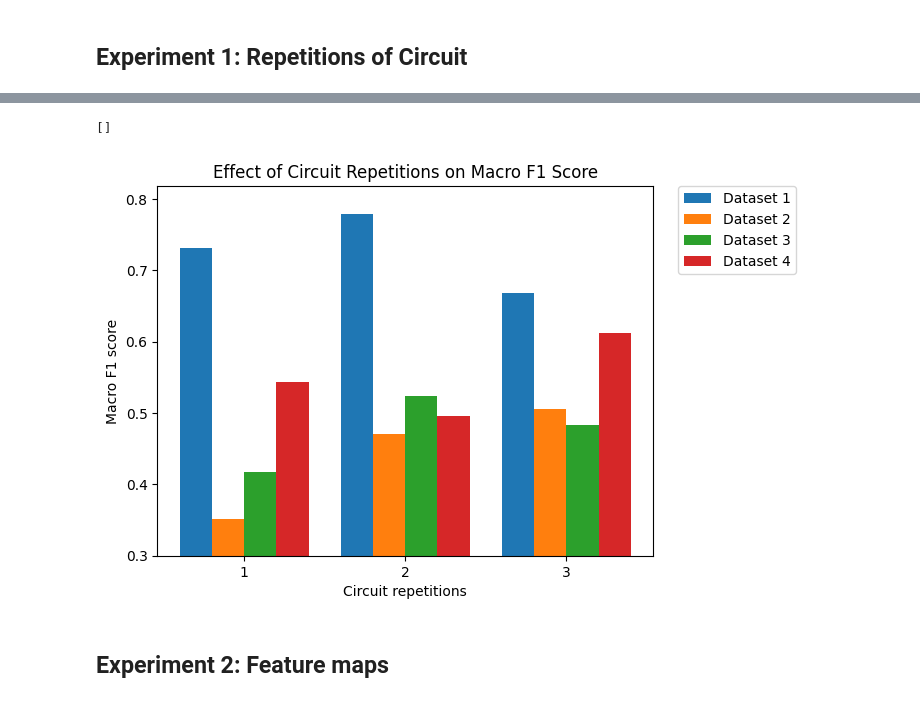
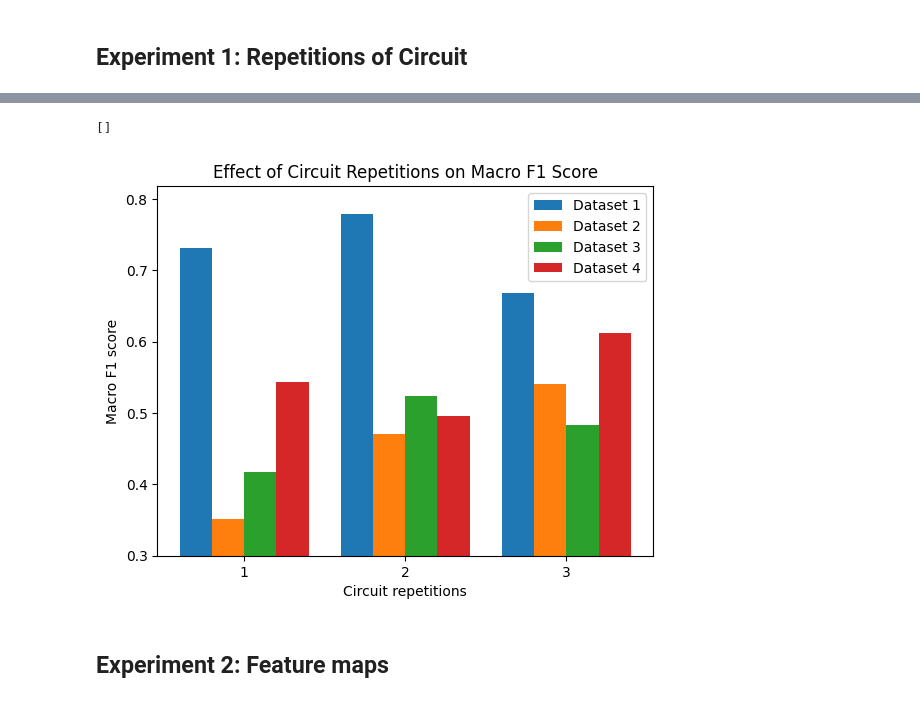
Before and after one commit to welremco/Group3QuantumOneClassSVMs, a Jupyter notebook: results/results.ipynb, the cells around one changed output, grey strips where cells are left out. Cells and saved outputs as stored; diff of their text form; code cells hidden in the pictures.

Commit message:
Update plots with newest run results (alg1)

```diff
--- a/results/results.ipynb
+++ b/results/results.ipynb
@@ -104,43 +10,32 @@ F1 1: 0.6117900790797988
 # %%
 reps = [1, 2, 3]
-ds1_precision_inliers = [0.9476, 0.9578, 0.9368]
-ds1_precision_outliers = [0.5263, 0.6, 0.4]
-ds1_recall_inliers = [0.7263, 0.7789, 0.6684]
+results_reps = [0.7314758732081567, 0.7789473684210526, 0.668421052631579, 0.35096153846153844, 0.4708994708994709, 0.5410989010989011, 0.41781622632686466, 0.5238095238095238, 0.4825268817204302, 0.5438932372318261, 0.49567809239940386, 0.6117900790797988]
 
-ds1_f1_inliers = [0.7314, 0.7789, 0.6684]
-ds2_f1_inliers = [0.3509, 0.4708, 0.5061]
-ds3_f1_inliers = [0.4178, 0.5238, 0.4825]
-ds4_f1_inliers = [0.5438, 0.4956, 0.6117]
-
-
-#plt.plot(reps, ds1_precision_inliers, label='precision inliers')
-#plt.plot(reps, ds1_precision_outliers, label='precision outliers')
-#plt.plot(reps, ds1_recall_inliers, label='recall inliers')
-
-#plt.plot(reps, ds1_f1_inliers, label='D1')
-#plt.plot(reps, ds2_f1_inliers, label='D2')
-#plt.plot(reps, ds3_f1_inliers, label='D3')
-#plt.plot(reps, ds4_f1_inliers, label='D4')
+ds1_f1 = results_reps[:3]
+ds2_f1 = results_reps[3:6]
+ds3_f1 = results_reps[6:9]
+ds4_f1 = results_reps[9:]
 
 bar_width = 0.2
 
 coeffs = [-1.5, -0.5, 0.5, 1.5]
 
 def grouped_bars(ds):
     return [rep + bar_width*coeffs[ds] for rep in reps]
 
-for ds, f1 in enumerate([ds1_f1_inliers, ds2_f1_inliers, ds3_f1_inliers, ds4_f1_inliers]):
+for ds, f1 in enumerate([ds1_f1, ds2_f1, ds3_f1, ds4_f1]):
     plt.bar(grouped_bars(ds), f1, width=bar_width, label=f'Dataset {ds+1}')
 
 plt.xticks(reps)
 plt.xlabel('Circuit repetitions')
 plt.ylabel('Macro F1 score')
 plt.title('Effect of Circuit Repetitions on Macro F1 Score')
-plt.legend(bbox_to_anchor=(1.05, 1), loc="upper left", borderaxespad=0.0)
+plt.legend()
+#plt.legend(bbox_to_anchor=(1.05, 1), loc="upper left", borderaxespad=0.0)
 plt.ylim(0.3)
 plt.plot()
 # %% [output]
 []
-[figure, old version]
+[figure, new version]
 # %% [markdown]
 ## Experiment 2: Feature maps
```
Also changed, not shown: parts of 14 cells of this notebook.
